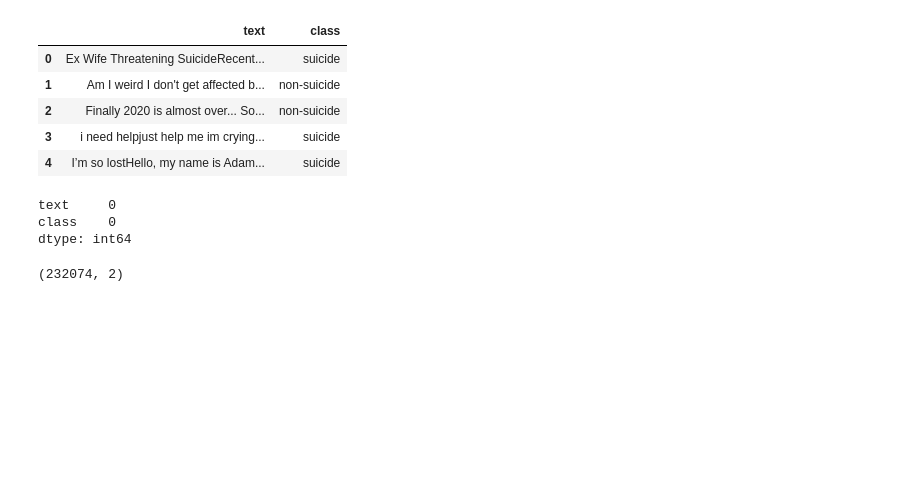
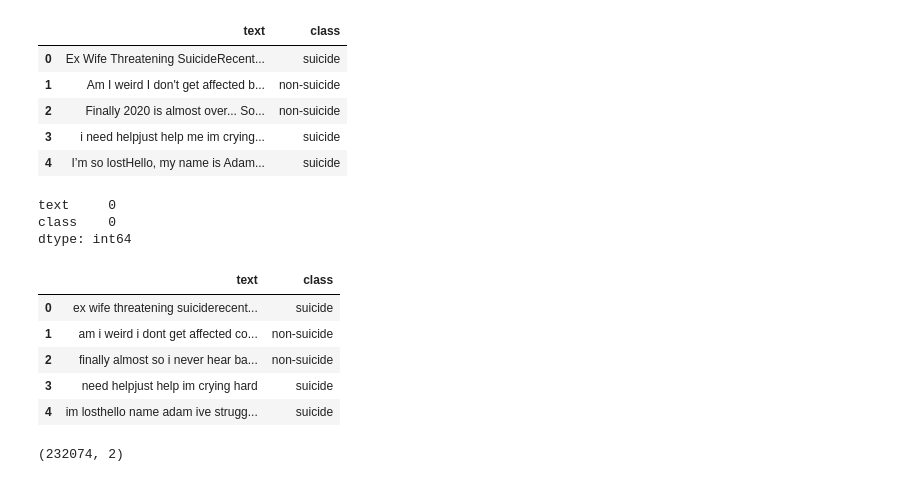
Before and after one commit to arnav10goel/CSE343-ML-Project, a Jupyter notebook: Data/EDA_Before.ipynb, the cells around one changed output. Drawn from its saved outputs; the diff is of its cells as text; code cells hidden in the pictures; blank space fills up the shorter version.

```diff
--- a/Data/EDA_Before.ipynb
+++ b/Data/EDA_Before.ipynb
@@ -86,3 +89,12 @@ df['text'] = df['text'].apply(lambda x: x.lower())
+# %%
+df.head()
+# %% [output]
+|  | text | class |
+| 0 | ex wife threatening suiciderecent... | suicide |
+| 1 | am i weird i dont get affected co... | non-suicide |
+| 2 | finally almost so i never hear ba... | non-suicide |
+| 3 | need helpjust help im crying hard | suicide |
+| 4 | im losthello name adam ive strugg... | suicide |
 # %%
 # Make a copy of the original dataframe
 df_copy = df.copy()
```
Also changed, not shown: parts of 8 cells of this notebook, 5 other files.
